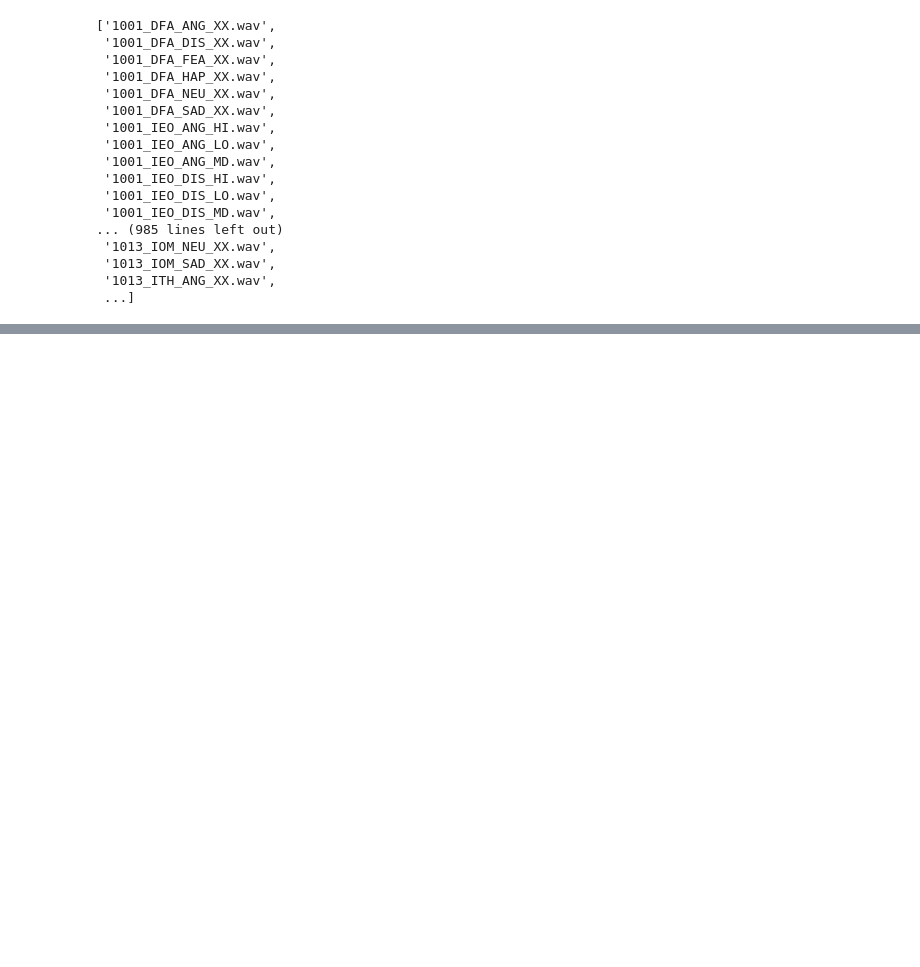
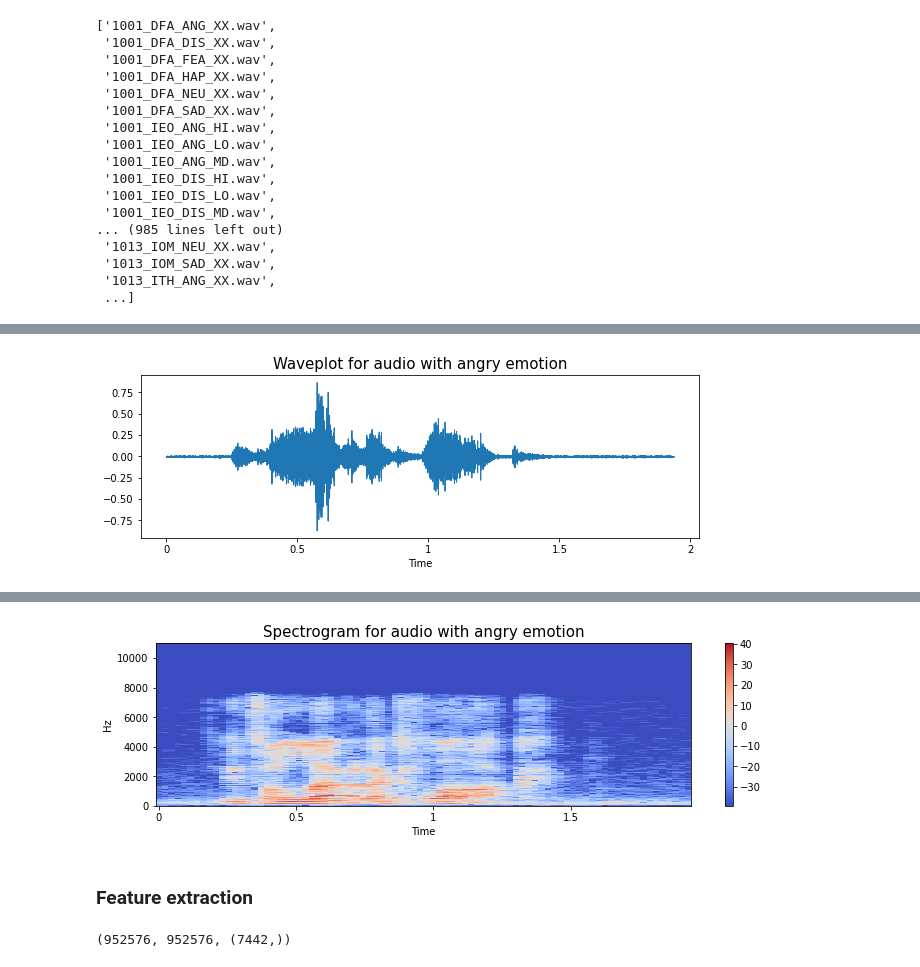
Before and after one commit to mabdulker/Emotional-Speech-Recognition, a Jupyter notebook: 2dcnn-crema-d.ipynb, the cells around one changed output, grey strips where cells are left out. Cells and saved outputs as stored; diff of their text form; code cells hidden in the pictures; blank space fills up the shorter version.

```diff
--- a/2dcnn-crema-d.ipynb
+++ b/2dcnn-crema-d.ipynb
@@ -59,0 +91,25 @@ Name: labels, dtype: int64
+# %%
+def create_waveplot(data, sr, e):
+    plt.figure(figsize=(10, 3))
+    plt.title('Waveplot for audio with {} emotion'.format(e), size=15)
+    librosa.display.waveshow(data, sr=sr)
+    plt.show()
+
+def create_spectrogram(data, sr, e):
+    # stft function converts the data into short term fourier transform
+    X = librosa.stft(data)
+    Xdb = librosa.amplitude_to_db(abs(X))
+    plt.figure(figsize=(12, 3))
+    plt.title('Spectrogram for audio with {} emotion'.format(e), size=15)
+    librosa.display.specshow(Xdb, sr=sr, x_axis='time', y_axis='hz')
+    #librosa.display.specshow(Xdb, sr=sr, x_axis='time', y_axis='log')
+    plt.colorbar()
+# %%
+emotion='angry'
+path = np.array(CREMA_df.path[CREMA_df.labels==emotion])[1]
+data, sampling_rate = librosa.load(path)
+create_waveplot(data, sampling_rate, emotion)
+create_spectrogram(data, sampling_rate, emotion)
+Audio(path)
+# %% [output]
+[figure, added]
@@ -59,0 +117,3 @@ Name: labels, dtype: int64
+[figure, added]
+# %% [markdown]
+### Feature extraction
@@ -59,0 +146,4 @@ Name: labels, dtype: int64
+# %%
+len(X), len(Y), CREMA_df.path.shape
+# %% [output]
+(952576, 952576, (7442,))
```
Also changed, not shown: parts of 28 cells of this notebook.
